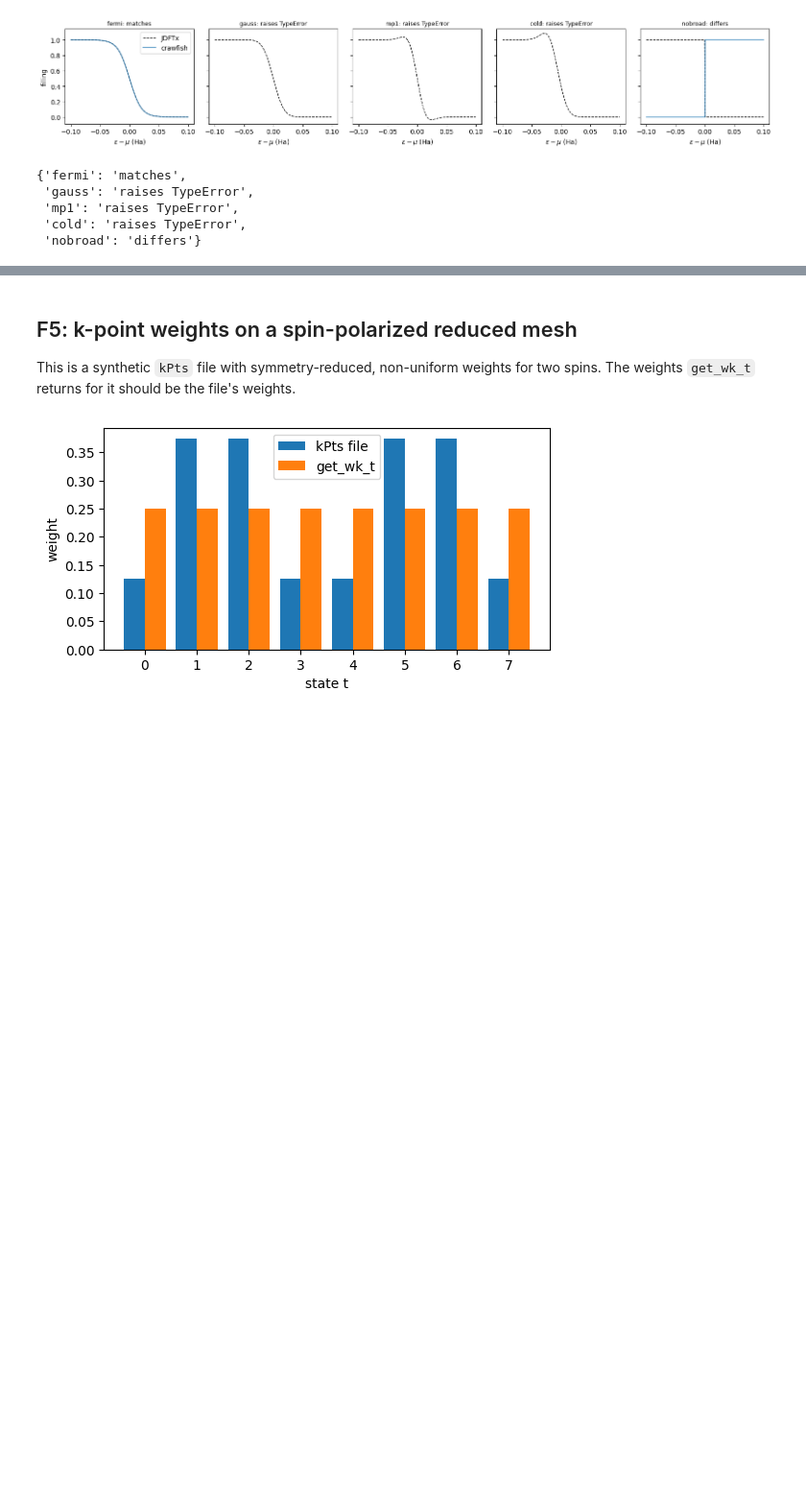
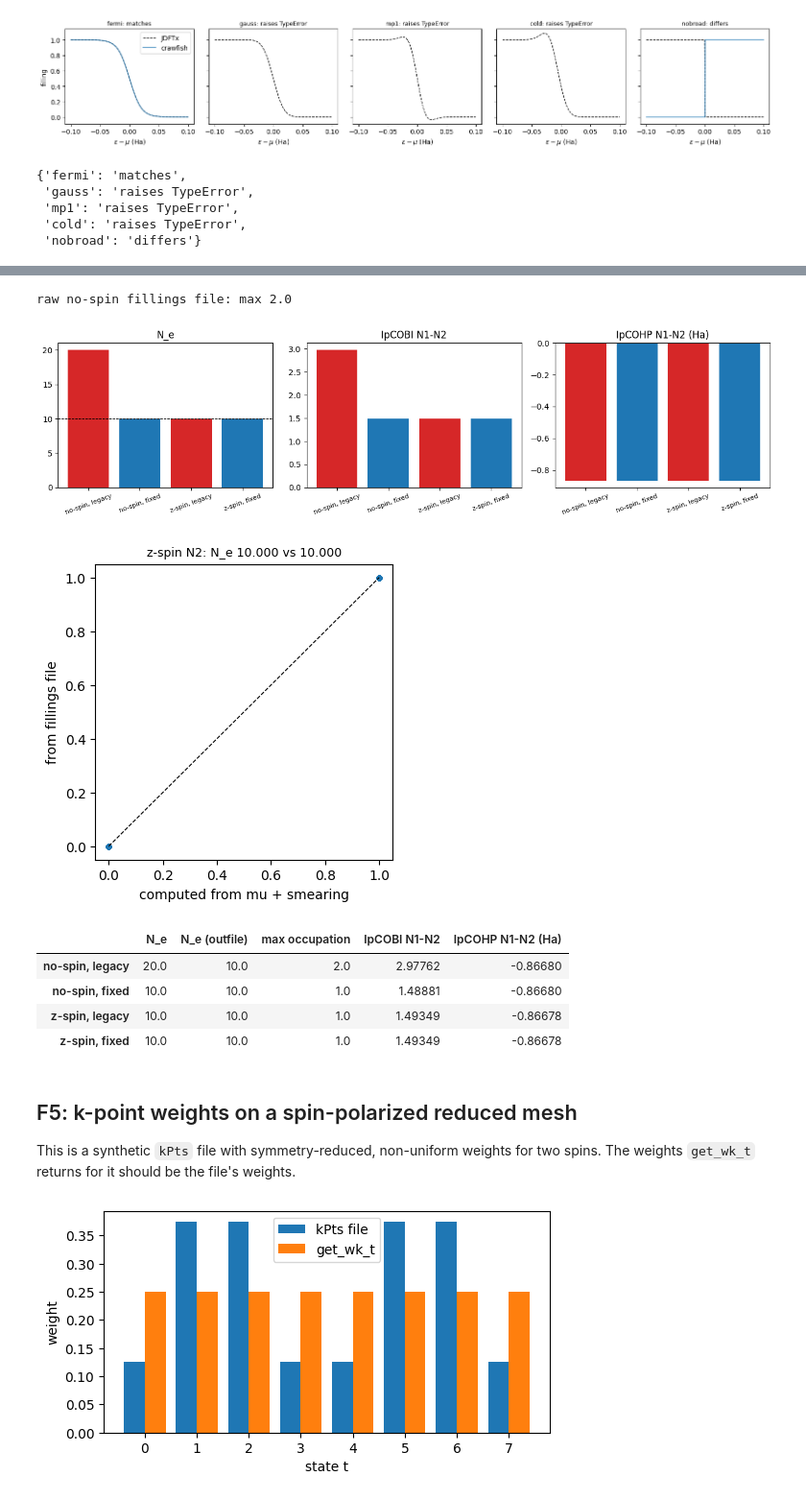
Before and after one commit to benrich37/crawfish, a Jupyter notebook: examples/fix_comparisons/F4_F8_inputs_and_normalization.ipynb, the cells around one changed output, grey strips where cells are left out. Shown: that part at 96% size. Saved outputs shown, nothing was run; the diff lists cells and outputs as text; code cells hidden in the pictures; blank space fills up the shorter version.

Commit message:
Fix mishandling of fillings scalars for different spin types

```diff
--- a/examples/fix_comparisons/F4_F8_inputs_and_normalization.ipynb
+++ b/examples/fix_comparisons/F4_F8_inputs_and_normalization.ipynb
@@ -170,3 +154,52 @@ no-spin fixtures with a fillings file: none (F4 can't be demonstrated yet)
+# %%
+from crawfish.funcs import get_ipcobi, get_ipcohp
+
+ne = lambda ed: float(np.sum(ed.wk_t[:, None].astype(np.float64) * ed.occ_tj))
+last = lambda func, ed: last_value(func(ed, idcs1=0, idcs2=1, use_cache=False))
+print("raw no-spin fillings file: max", np.fromfile(N2_NOSPIN_CALC_DIR / "fillings").max())
+
+versions = {
+    "no-spin, legacy": load_edata_at("F4", fixed=False, calc_dir=N2_NOSPIN_CALC_DIR),
+    "no-spin, fixed": load_edata_at("F4", fixed=True, calc_dir=N2_NOSPIN_CALC_DIR),
+    "z-spin, legacy": load_edata_at("F4", fixed=False),
+    "z-spin, fixed": load_edata_at("F4", fixed=True),
+}
+f4_table = pd.DataFrame({
+    name: {"N_e": ne(ed), "N_e (outfile)": ed.outfile.total_electrons, "max occupation": float(ed.occ_tj.max()),
+           "IpCOBI N1-N2": last(get_ipcobi, ed), "IpCOHP N1-N2 (Ha)": last(get_ipcohp, ed)}
+    for name, ed in versions.items()
+}).T
+
+fig, axes = plt.subplots(1, 3, figsize=(13, 3.5))
+colors = ["C3", "C0", "C3", "C0"]
+for ax, col in zip(axes, ["N_e", "IpCOBI N1-N2", "IpCOHP N1-N2 (Ha)"]):
+    ax.bar(range(len(f4_table)), f4_table[col], color=colors)
+    ax.set_xticks(range(len(f4_table)), f4_table.index, rotation=20, fontsize=8)
+    ax.set_title(col)
+axes[0].axhline(10, color="k", ls="--", lw=0.8)
+fig.tight_layout()
+savefig(fig, "F4_nospin_fillings")
+plt.show()
+
+with_file, without_file = load_edata(), load_edata(Path(EXAMPLE_CALC_DIRS_DIR) / "N2_no_fillings")
+fig, ax = plt.subplots(figsize=(4, 4))
+ax.scatter(without_file.occ_tj.ravel(), with_file.occ_tj.ravel(), s=8)
+ax.plot([0, 1], [0, 1], "k--", lw=0.8)
+ax.set_xlabel("computed from mu + smearing")
+ax.set_ylabel("from fillings file")
+ax.set_title(f"z-spin N2: N_e {ne(with_file):.3f} vs {ne(without_file):.3f}", fontsize=9)
+savefig(fig, "F4_occupations_zspin")
+plt.show()
+f4_table.round(5)
+# %% [output]
+raw no-spin fillings file: max 2.0
+[figure, added]
+[figure, added]
+|  | N_e | N_e (outfile) | max occupation | IpCOBI N1-N2 | IpCOHP N1-N2 (Ha) |
+| no-spin, legacy | 20.0 | 10.0 | 2.0 | 2.97762 | -0.86680 |
+| no-spin, fixed | 10.0 | 10.0 | 1.0 | 1.48881 | -0.86680 |
+| z-spin, legacy | 10.0 | 10.0 | 1.0 | 1.49349 | -0.86678 |
+| z-spin, fixed | 10.0 | 10.0 | 1.0 | 1.49349 | -0.86678 |
 # %% [markdown]
 ## F5: k-point weights on a spin-polarized reduced mesh
 
```
Also changed, not shown: parts of 7 cells of this notebook, 22 other files.
